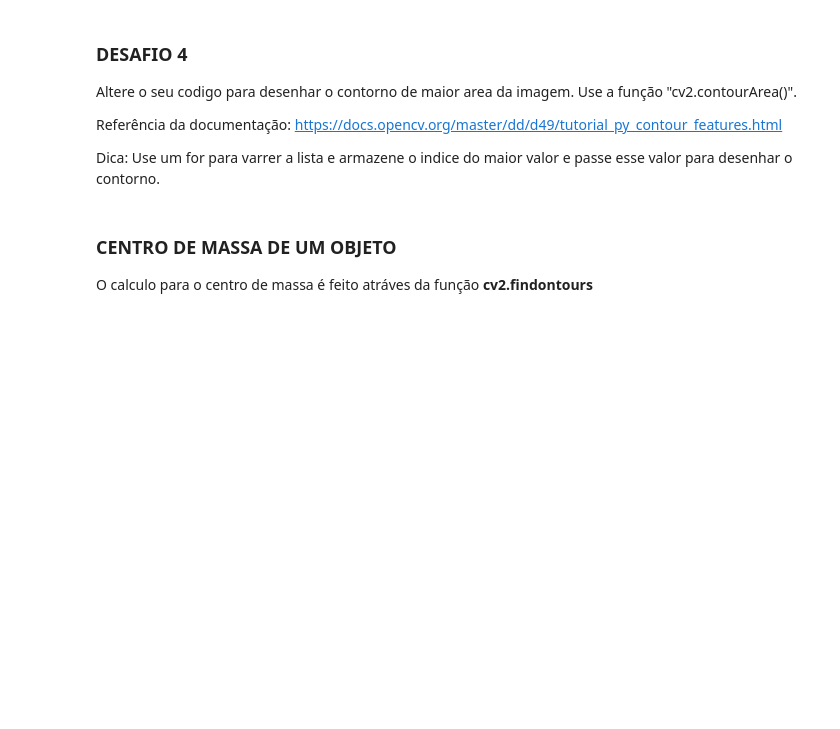
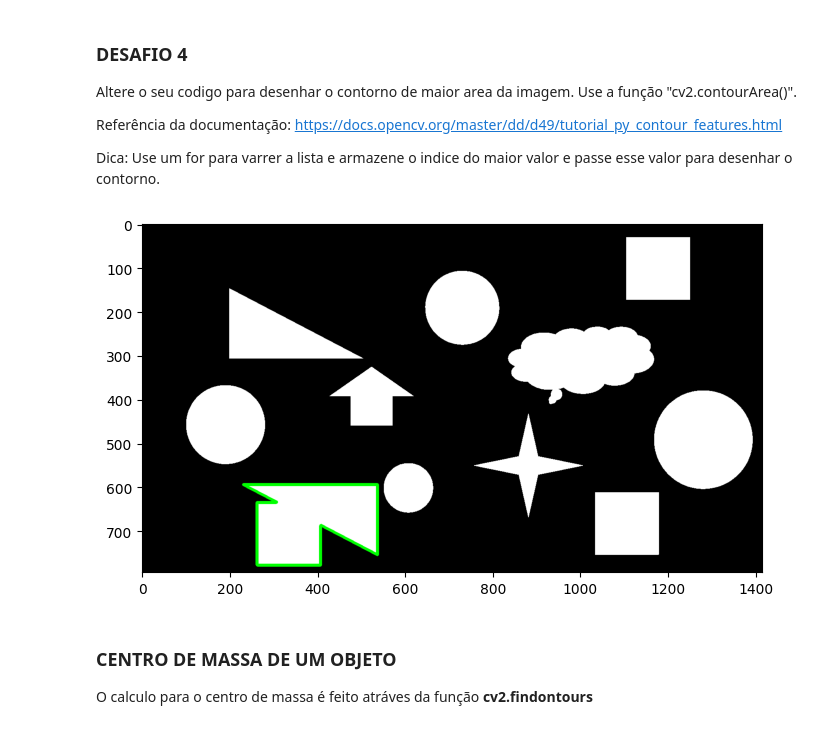
Before and after one commit to guprofiro/Engeneering-Cognitive-and-Semantic-Computation_Aulas-Labs, a Jupyter notebook: material/aulas/PDI/labs/lab05/Espaço-cor-contorno.ipynb, the cells around one changed output. Cells and saved outputs as stored; diff of their text form; code cells hidden in the pictures; blank space fills up the shorter version.

```diff
--- a/material/aulas/PDI/labs/lab05/Espaço-cor-contorno.ipynb
+++ b/material/aulas/PDI/labs/lab05/Espaço-cor-contorno.ipynb
@@ -356,3 +380,25 @@ Dica: Use um for para varrer a lista e armazene o indice do maior valor e passe
+# %%
+# Implemente seu código
+
+indice = 0
+maior_area = 0
+
+for i in range(0, len(contornos)):
+    area = cv2.contourArea(contornos[i])
+    if area > maior_area:
+        indice = i
+        maior_area = area
+
+contornos, _ = cv2.findContours(mask_hsv, cv2.RETR_TREE, cv2.CHAIN_APPROX_SIMPLE)
+contornos_img = mask_rgb.copy()
+
+cv2.drawContours(contornos_img, [contornos[indice]], -1, [0, 255, 0], 5);
+
+plt.figure(figsize=(8,6))
+plt.imshow(contornos_img)
+plt.show()
+# %% [output]
+[figure, added]
 # %% [markdown]
 ### **CENTRO DE MASSA DE UM OBJETO**
 
```
Also changed, not shown: parts of 7 cells of this notebook.
